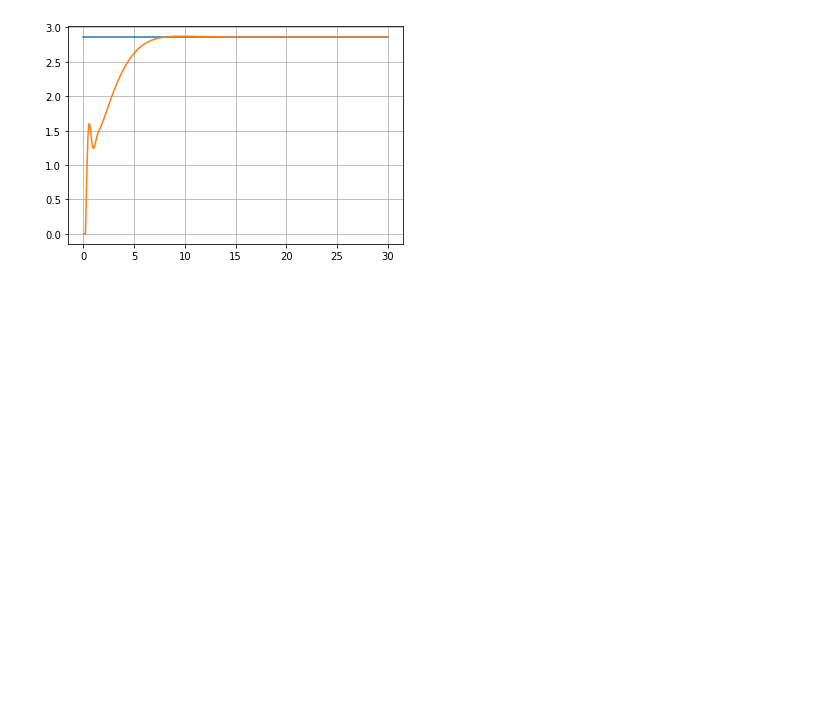
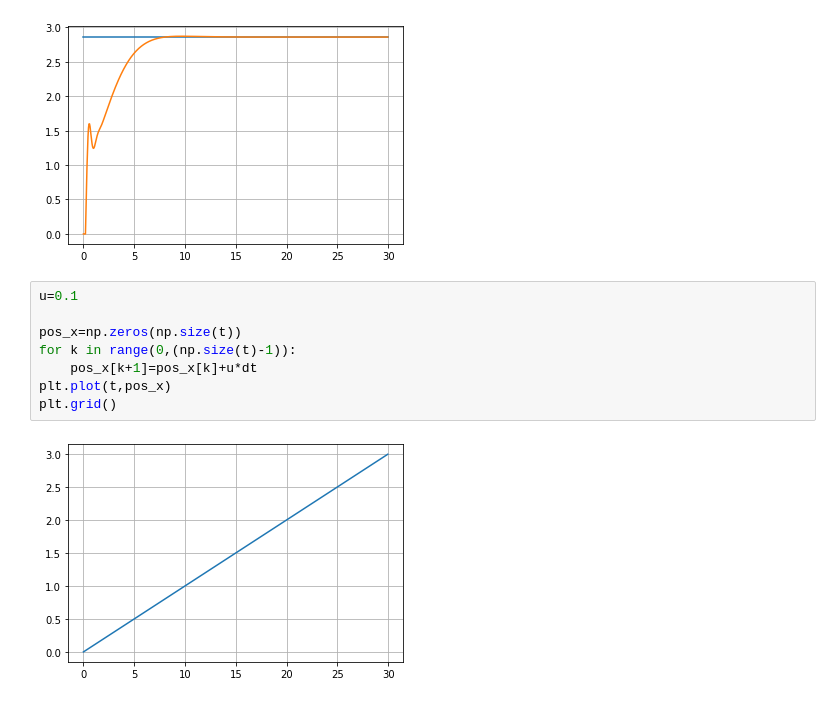
Before and after one commit to mateustui/Rob-tcia-Movel, a Jupyter notebook: Atividades/Atividade_4/Lista_4.ipynb, the cells around one changed output. Drawn from its saved outputs; the diff is of its cells as text; blank space fills up the shorter version.

```diff
--- a/Atividades/Atividade_4/Lista_4.ipynb
+++ b/Atividades/Atividade_4/Lista_4.ipynb
@@ -181,3 +181,13 @@ plt.grid()
 [figure]
 [figure]
 [figure]
+# %%
+u=0.1
+
+pos_x=np.zeros(np.size(t))
+for k in range(0,(np.size(t)-1)):
+    pos_x[k+1]=pos_x[k]+u*dt
+plt.plot(t,pos_x)
+plt.grid()
+# %% [output]
+[figure, added]
```
Also changed, not shown: parts of 7 cells of this notebook.
